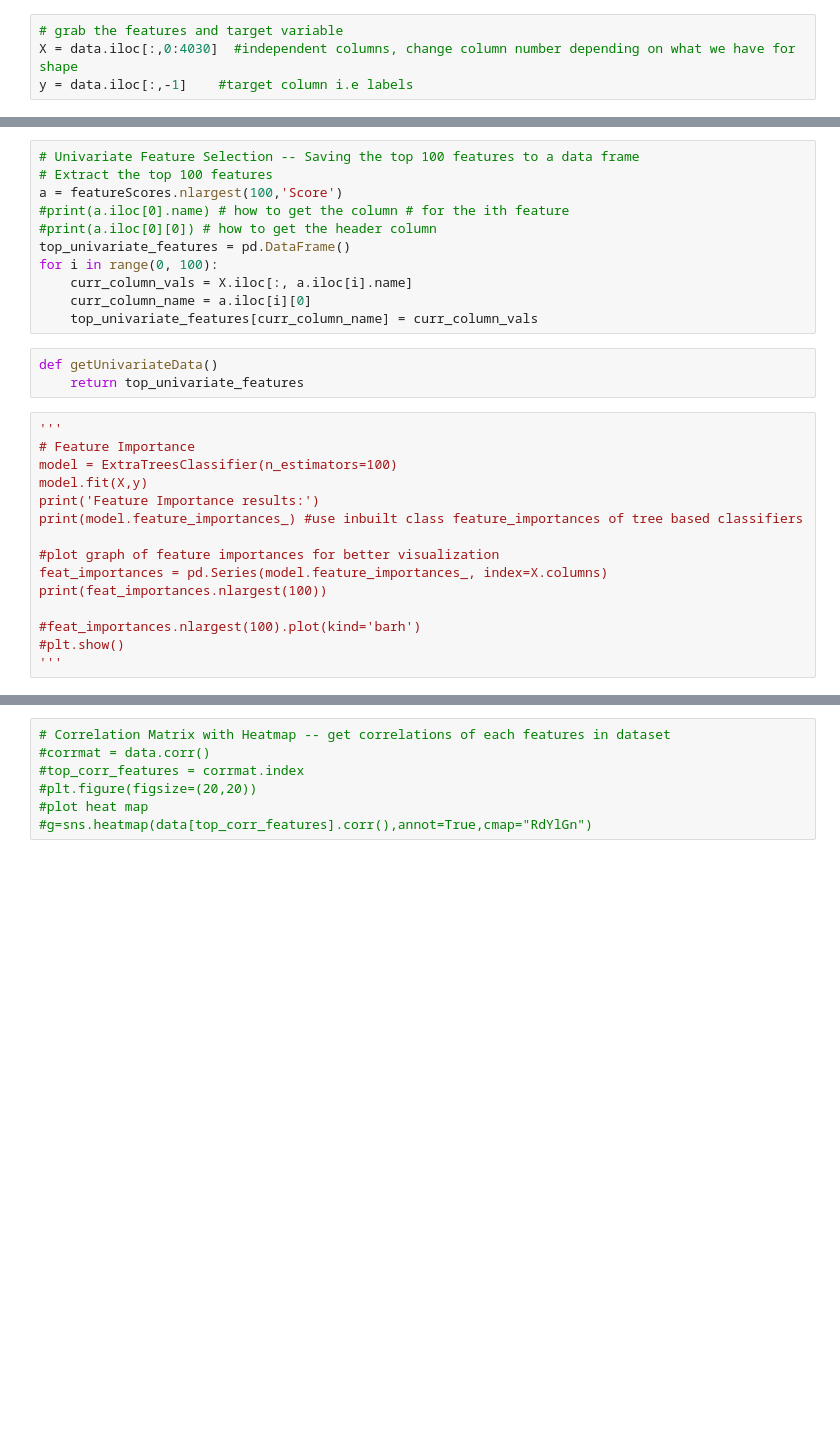
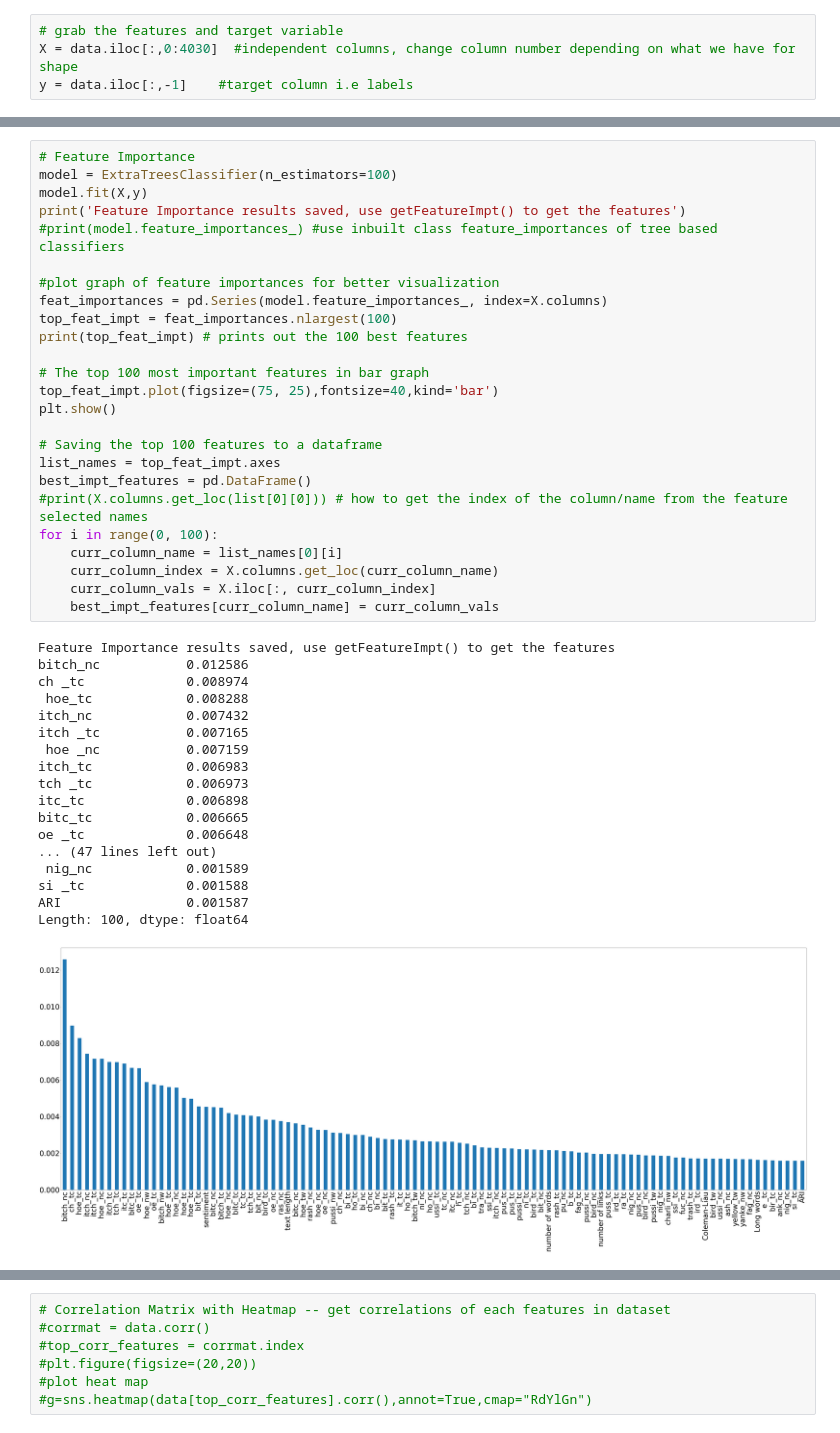
Before and after one commit to mjorgen1/DAADRISE_AbusiveLangProject, a Jupyter notebook: featureSelection/eng_feature_selection.ipynb, the cells around one changed output, grey strips where cells are left out. Cells and saved outputs as stored; diff of their text form; blank space fills up the shorter version.

Commit message:
feature selection completed, heatmap left to do

```diff
--- a/featureSelection/eng_feature_selection.ipynb
+++ b/featureSelection/eng_feature_selection.ipynb
@@ -39,29 +86,44 @@ print(featureScores.nlargest(100,'Score'))  #print 100 best features
-# %%
-# Univariate Feature Selection -- Saving the top 100 features to a data frame
-# Extract the top 100 features
-a = featureScores.nlargest(100,'Score')
-#print(a.iloc[0].name) # how to get the column # for the ith feature
-#print(a.iloc[0][0]) # how to get the header column
-top_univariate_features = pd.DataFrame()
-for i in range(0, 100):
-    curr_column_vals = X.iloc[:, a.iloc[i].name]
-    curr_column_name = a.iloc[i][0]
-    top_univariate_features[curr_column_name] = curr_column_vals
-# %%
-def getUnivariateData()
-    return top_univariate_features
 # %%
-'''
 # Feature Importance
 model = ExtraTreesClassifier(n_estimators=100)
 model.fit(X,y)
-print('Feature Importance results:')
-print(model.feature_importances_) #use inbuilt class feature_importances of tree based classifiers
+print('Feature Importance results saved, use getFeatureImpt() to get the features')
+#print(model.feature_importances_) #use inbuilt class feature_importances of tree based classifiers
 
 #plot graph of feature importances for better visualization
 feat_importances = pd.Series(model.feature_importances_, index=X.columns)
-print(feat_importances.nlargest(100))
+top_feat_impt = feat_importances.nlargest(100)
+print(top_feat_impt) # prints out the 100 best features
 
-#feat_importances.nlargest(100).plot(kind='barh')
-#plt.show()
-'''
+# The top 100 most important features in bar graph
+top_feat_impt.plot(figsize=(75, 25),fontsize=40,kind='bar')
+plt.show()
+
+# Saving the top 100 features to a dataframe
+list_names = top_feat_impt.axes
+best_impt_features = pd.DataFrame()
+#print(X.columns.get_loc(list[0][0])) # how to get the index of the column/name from the feature selected names
+for i in range(0, 100):
+    curr_column_name = list_names[0][i]
+    curr_column_index = X.columns.get_loc(curr_column_name)
+    curr_column_vals = X.iloc[:, curr_column_index]
+    best_impt_features[curr_column_name] = curr_column_vals
+# %% [output]
+Feature Importance results saved, use getFeatureImpt() to get the features
+bitch_nc           0.012586
+ch _tc             0.008974
+ hoe_tc            0.008288
+itch_nc            0.007432
+itch _tc           0.007165
+ hoe _nc           0.007159
+itch_tc            0.006983
+tch _tc            0.006973
+itc_tc             0.006898
+bitc_tc            0.006665
+oe _tc             0.006648
+... (47 lines left out)
+ nig_nc            0.001589
+si _tc             0.001588
+ARI                0.001587
+Length: 100, dtype: float64
+[figure, added]
```
Also changed, not shown: parts of 7 cells of this notebook.
